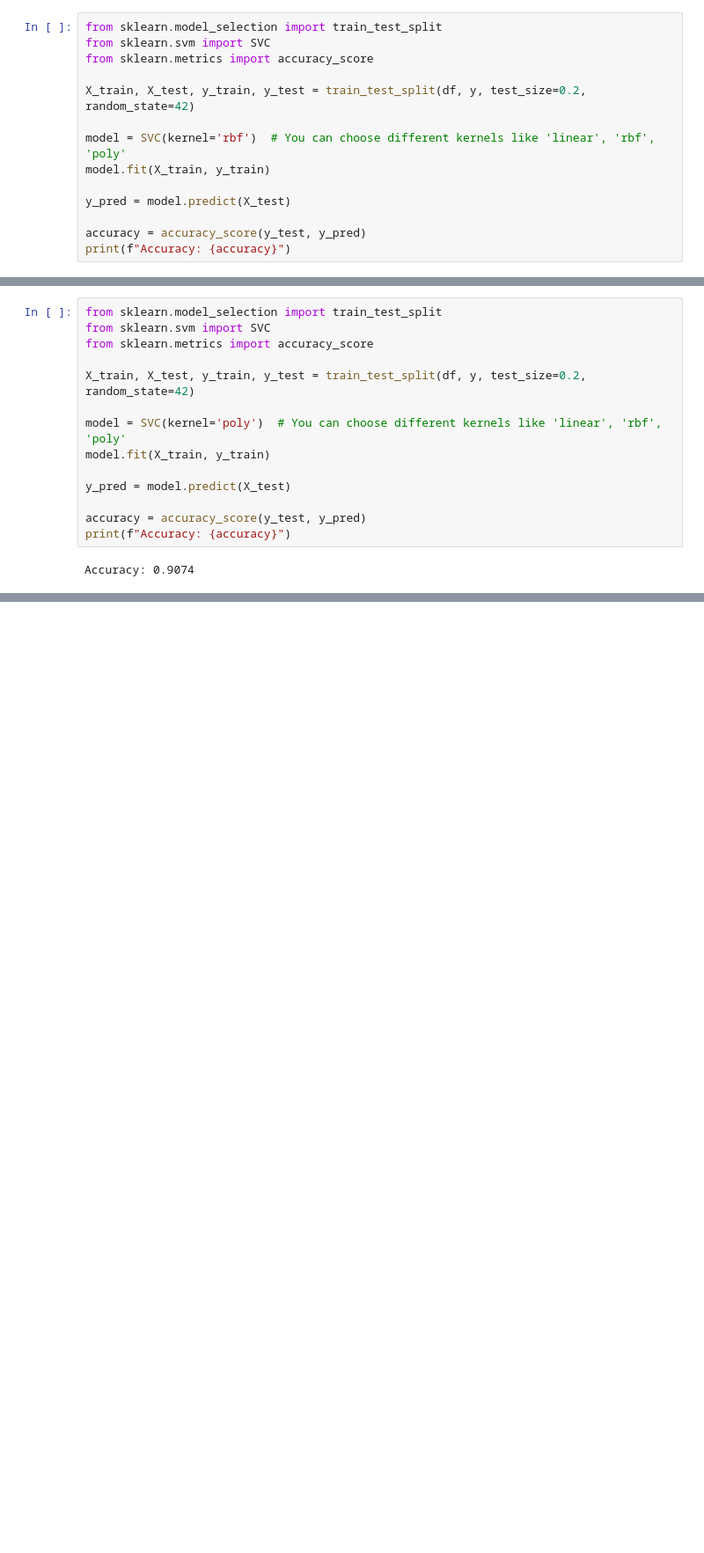
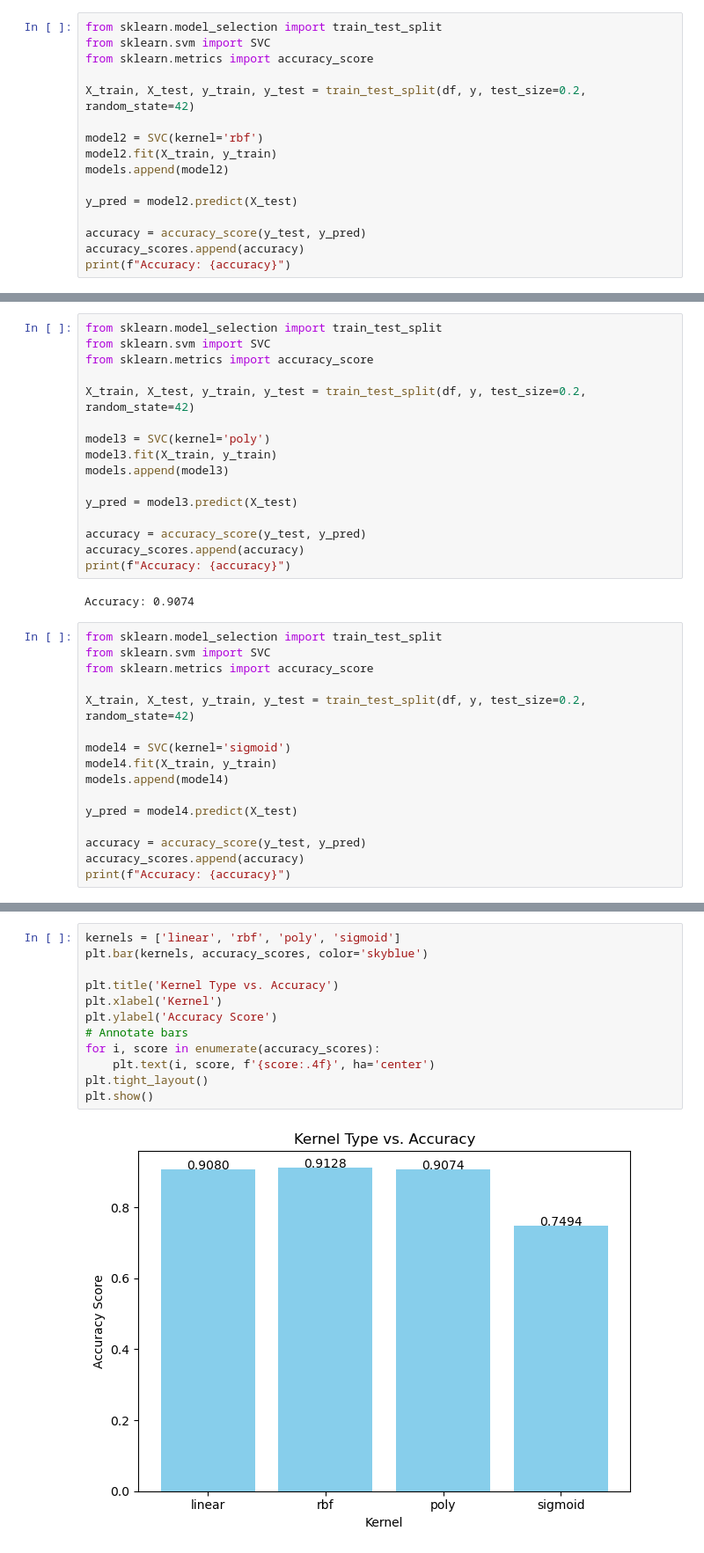
Before and after one commit to JeanetteGS/ECS171FinalProject, a Jupyter notebook: SVM.ipynb, the cells around one changed output, grey strips where cells are left out. Shown at 88% size. Saved outputs shown, nothing was run; the diff lists cells and outputs as text; blank space fills up the shorter version.

Commit message:
Added Hyperparameter Tuning to SVC model and comments for readibility. Also created gitignore file so that we don't push large datasets and added some documentation in readme file.

```diff
--- a/SVM.ipynb
+++ b/SVM.ipynb
@@ -74,12 +95,14 @@ from sklearn.metrics import accuracy_score
 
 X_train, X_test, y_train, y_test = train_test_split(df, y, test_size=0.2, random_state=42)
 
-model = SVC(kernel='rbf')  # You can choose different kernels like 'linear', 'rbf', 'poly'
-model.fit(X_train, y_train)
+model2 = SVC(kernel='rbf')
+model2.fit(X_train, y_train)
+models.append(model2)
 
-y_pred = model.predict(X_test)
+y_pred = model2.predict(X_test)
 
 accuracy = accuracy_score(y_test, y_pred)
+accuracy_scores.append(accuracy)
 print(f"Accuracy: {accuracy}")
 # %% [output]
 Accuracy: 0.9128
@@ -90,12 +113,30 @@ from sklearn.metrics import accuracy_score
 
 X_train, X_test, y_train, y_test = train_test_split(df, y, test_size=0.2, random_state=42)
 
-model = SVC(kernel='poly')  # You can choose different kernels like 'linear', 'rbf', 'poly'
-model.fit(X_train, y_train)
+model3 = SVC(kernel='poly')
+model3.fit(X_train, y_train)
+models.append(model3)
 
-y_pred = model.predict(X_test)
+y_pred = model3.predict(X_test)
 
 accuracy = accuracy_score(y_test, y_pred)
+accuracy_scores.append(accuracy)
 print(f"Accuracy: {accuracy}")
 # %% [output]
 Accuracy: 0.9074
+# %%
+from sklearn.model_selection import train_test_split
+from sklearn.svm import SVC
+from sklearn.metrics import accuracy_score
+
+X_train, X_test, y_train, y_test = train_test_split(df, y, test_size=0.2, random_state=42)
+
+model4 = SVC(kernel='sigmoid')
+model4.fit(X_train, y_train)
+models.append(model4)
+
+y_pred = model4.predict(X_test)
+
+accuracy = accuracy_score(y_test, y_pred)
+accuracy_scores.append(accuracy)
+print(f"Accuracy: {accuracy}")
@@ -101,0 +145,14 @@ Accuracy: 0.9074
+# %%
+kernels = ['linear', 'rbf', 'poly', 'sigmoid']
+plt.bar(kernels, accuracy_scores, color='skyblue')
+
+plt.title('Kernel Type vs. Accuracy')
+plt.xlabel('Kernel')
+plt.ylabel('Accuracy Score')
+# Annotate bars
+for i, score in enumerate(accuracy_scores):
+    plt.text(i, score, f'{score:.4f}', ha='center')
+plt.tight_layout()
+plt.show()
+# %% [output]
+[figure, added]
```
Also changed, not shown: parts of 16 cells of this notebook, 2 other files.
